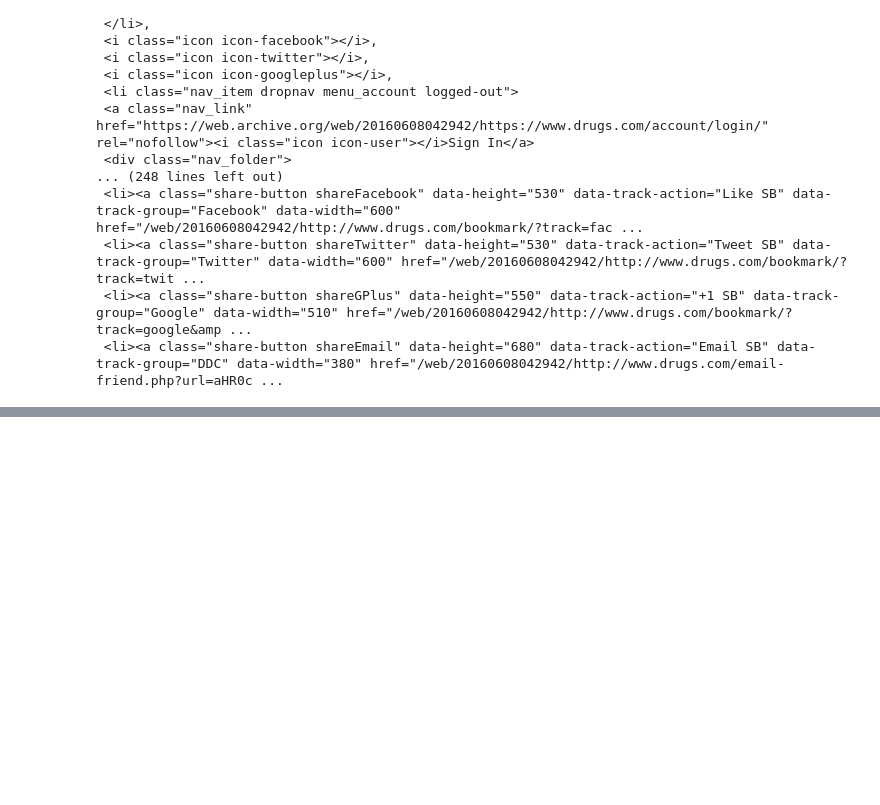
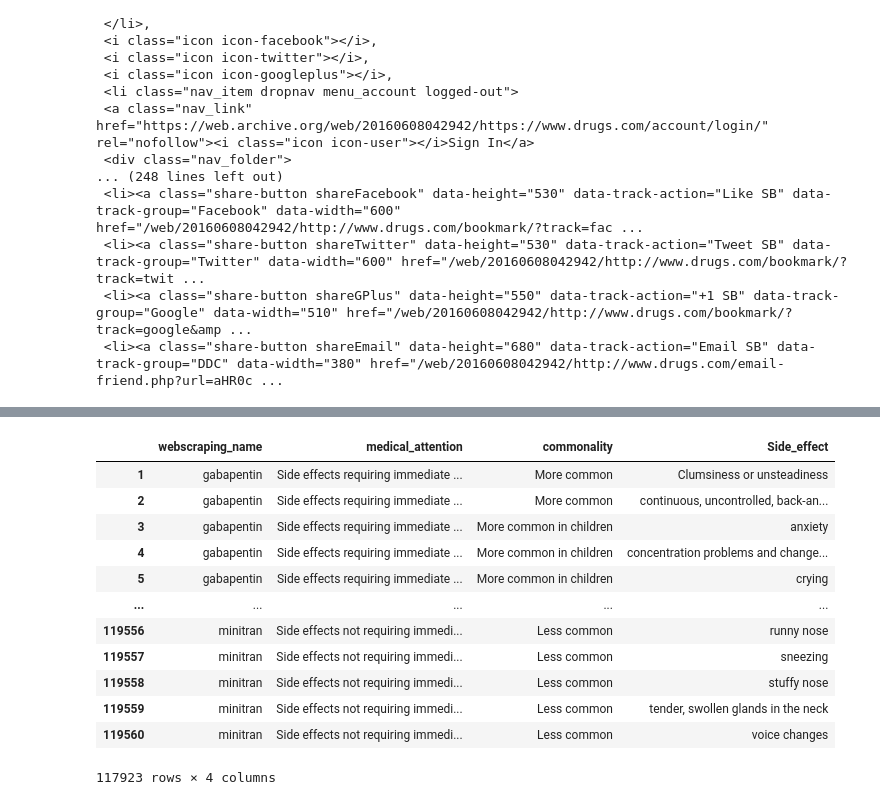
Before and after one commit to jacob-parks98/Smart_MAR, a Jupyter notebook: Smart_MAR.ipynb, the cells around one changed output, grey strips where cells are left out. Saved outputs shown, nothing was run; the diff lists cells and outputs as text; code cells hidden in the pictures; blank space fills up the shorter version.

```diff
--- a/Smart_MAR.ipynb
+++ b/Smart_MAR.ipynb
@@ -199 +254,17 @@ SE_df
+# %%
+SE_df[SE_df['medical_attention'] != 'NA']
+# %% [output]
+|  | webscraping_name | medical_attention | commonality | Side_effect |
+| 1 | gabapentin | Side effects requiring immediate ... | More common | Clumsiness or unsteadiness |
+| 2 | gabapentin | Side effects requiring immediate ... | More common | continuous, uncontrolled, back-an... |
+| 3 | gabapentin | Side effects requiring immediate ... | More common in children | anxiety |
+| 4 | gabapentin | Side effects requiring immediate ... | More common in children | concentration problems and change... |
+| 5 | gabapentin | Side effects requiring immediate ... | More common in children | crying |
+| ... | ... | ... | ... | ... |
+| 119556 | minitran | Side effects not requiring immedi... | Less common | runny nose |
+| 119557 | minitran | Side effects not requiring immedi... | Less common | sneezing |
+| 119558 | minitran | Side effects not requiring immedi... | Less common | stuffy nose |
+| 119559 | minitran | Side effects not requiring immedi... | Less common | tender, swollen glands in the neck |
+| 119560 | minitran | Side effects not requiring immedi... | Less common | voice changes |
+117923 rows × 4 columns
 # %%
```
Also changed, not shown: parts of 11 cells of this notebook, 3 other files.
